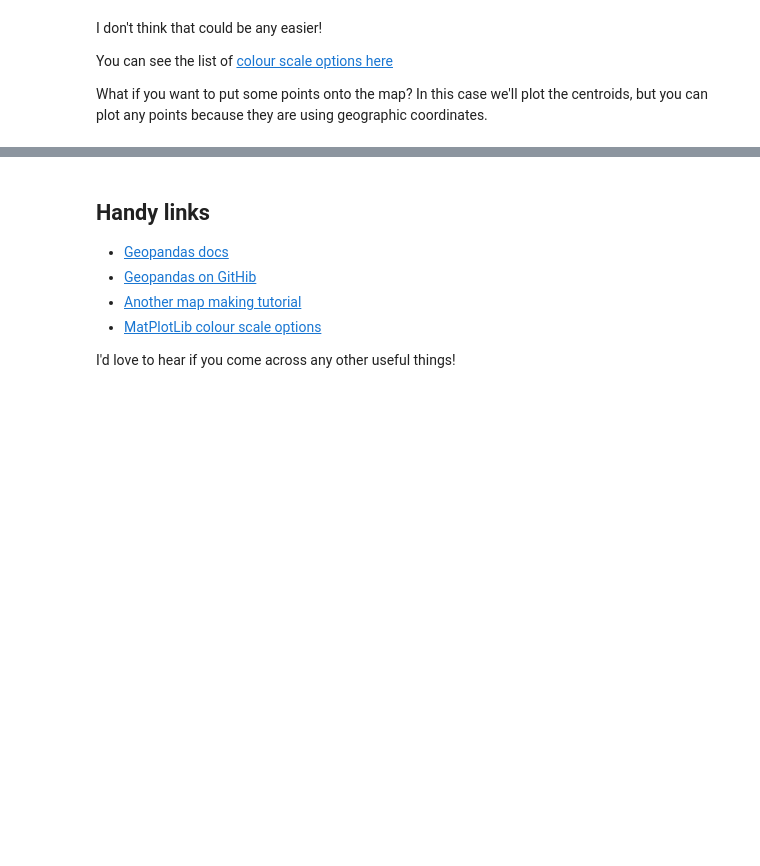
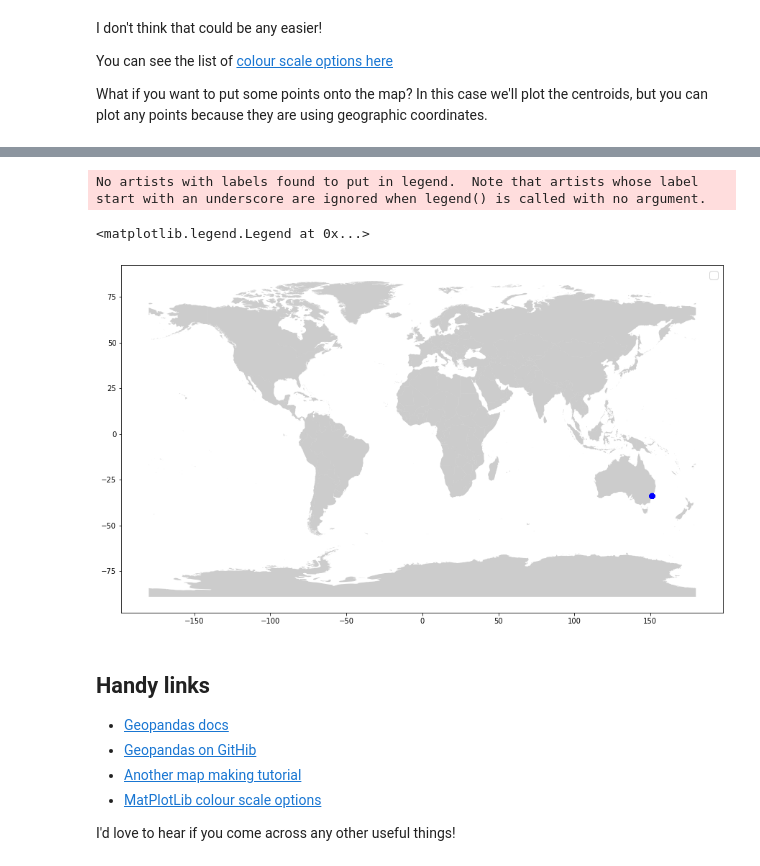
Before and after one commit to oliviajxiao/data_project, a Jupyter notebook: maps/maps.ipynb, the cells around one changed output, grey strips where cells are left out. Cells and saved outputs as stored; diff of their text form; code cells hidden in the pictures; blank space fills up the shorter version.

```diff
--- a/maps/maps.ipynb
+++ b/maps/maps.ipynb
@@ -297,3 +377,11 @@ really_close_burbs.centroid.plot(ax=ax)
+# %%
+fig, ax = plt.subplots(figsize=(15,15))
+countries.plot(ax=ax, alpha=0.4, color='grey')
+plt.legend(prop={'size':15})
+# %% [output]
+No artists with labels found to put in legend.  Note that artists whose label start with an underscore are ignored when legend() is called with no argument.
+<matplotlib.legend.Legend at 0x...>
+[figure, added]
 # %% [markdown]
 ## Handy links
 
```
Also changed, not shown: parts of 14 cells of this notebook, 11 other files.
